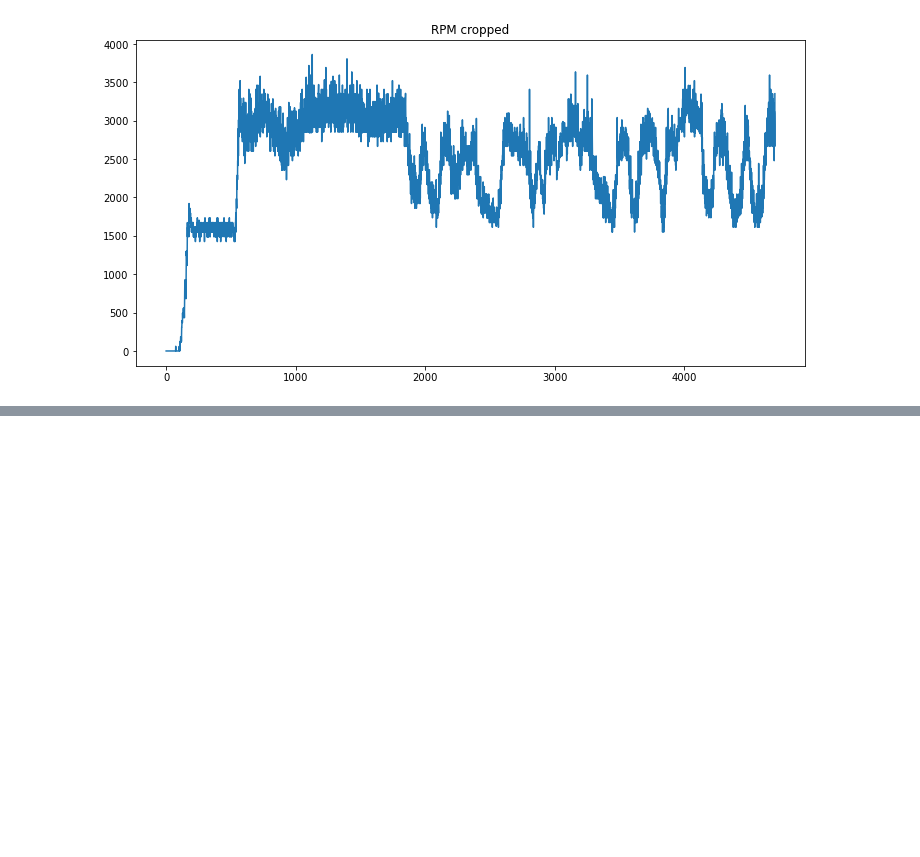
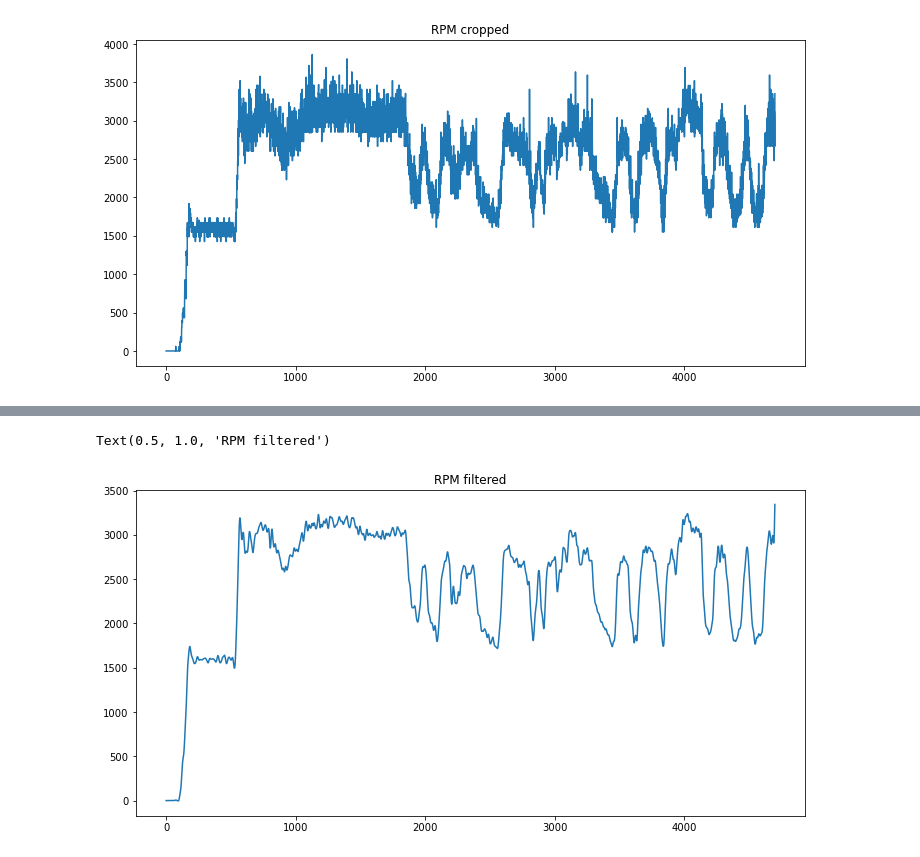
Before and after one commit to Bruin-Racing-Baja/MOAT, a Jupyter notebook: data_analysis/freq_analysis.ipynb, the cells around one changed output, grey strips where cells are left out. Drawn from its saved outputs; the diff is of its cells as text; code cells hidden in the pictures; blank space fills up the shorter version.

Commit message:
Fourier Transform and Butterworth filter

```diff
--- a/data_analysis/freq_analysis.ipynb
+++ b/data_analysis/freq_analysis.ipynb
@@ -44,0 +46,9 @@ plt.ylabel('Magnitude')
+# %%
+b, a = signal.butter(4, .1, 'low')  #4th order, cutoff is .1 rad/s
+y_filt = signal.filtfilt(b, a, y_trim)
+plt.figure(figsize = (12, 6))
+plt.plot(x, y_filt)
+plt.title("RPM filtered")
+# %% [output]
+Text(0.5, 1.0, 'RPM filtered')
+[figure, added]
```
Also changed, not shown: parts of 2 cells of this notebook.
